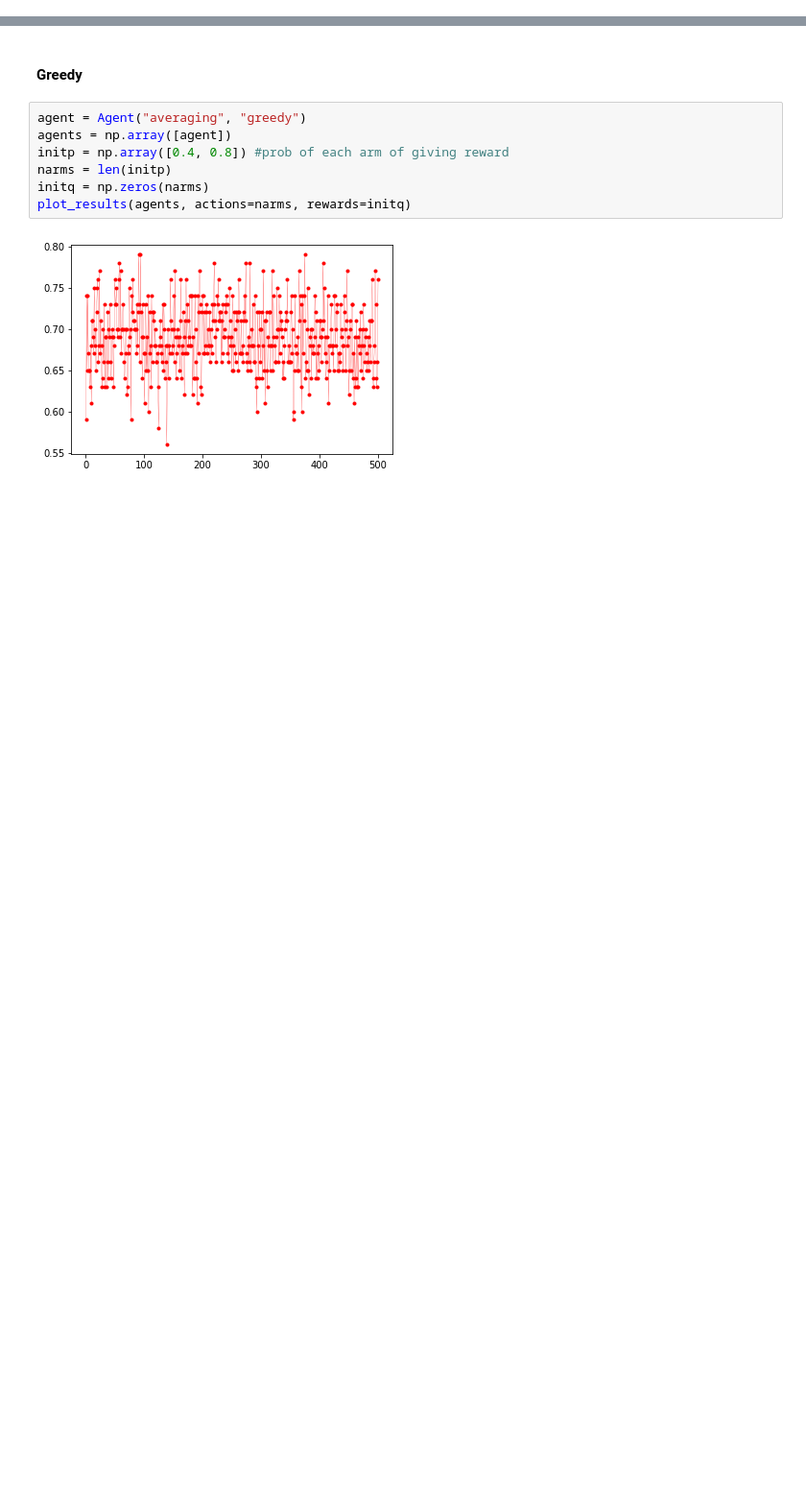
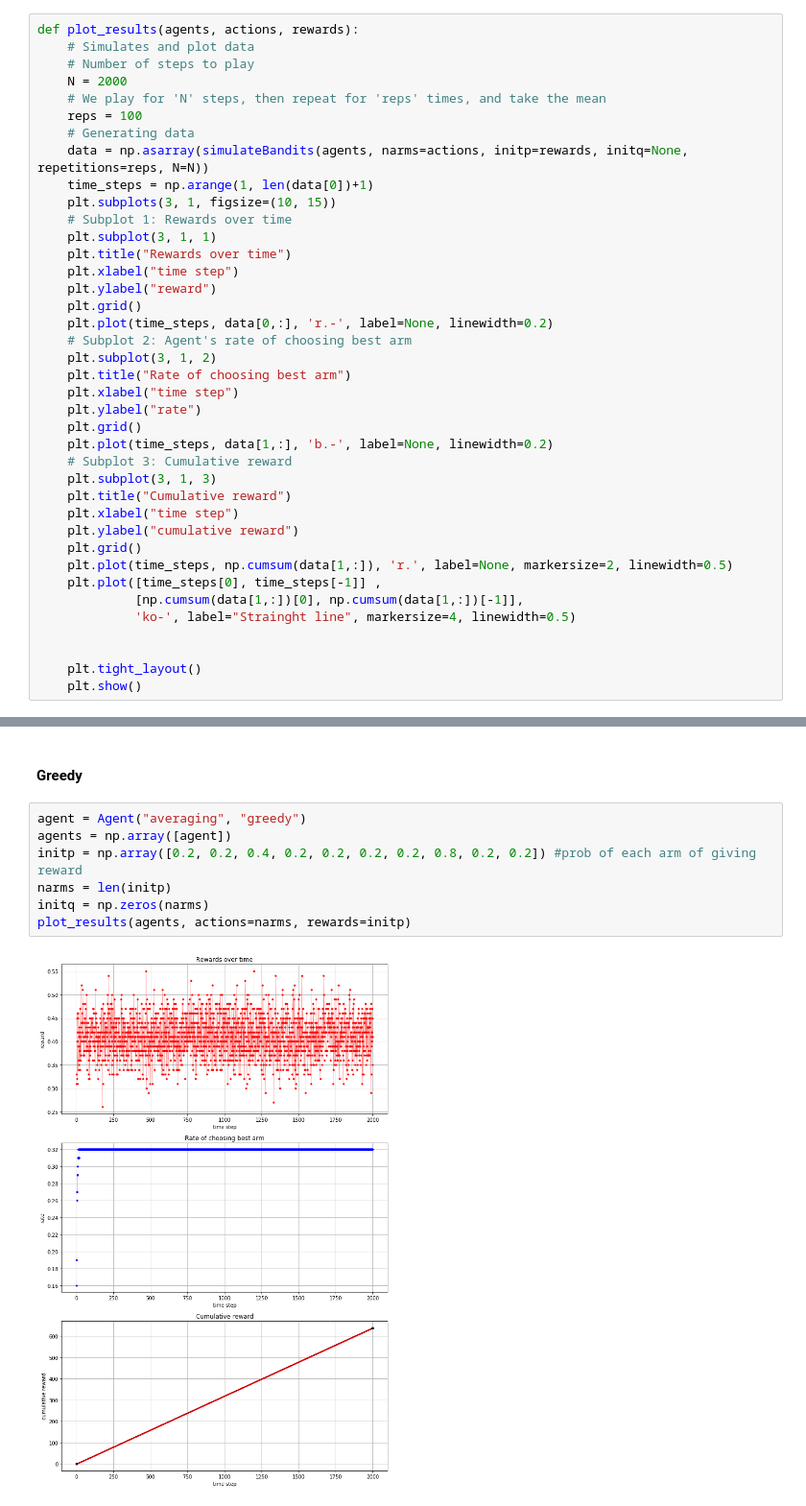
Before and after one commit to LecJackS/Procesos-Markovianos-Para-el-Aprendizaje-Automatico-2019-1C, a Jupyter notebook: tp2/TP2_bandits.ipynb, the cells around one changed output, grey strips where cells are left out. Shown at 96% size. Drawn from its saved outputs; the diff is of its cells as text; blank space fills up the shorter version.

```diff
--- a/tp2/TP2_bandits.ipynb
+++ b/tp2/TP2_bandits.ipynb
@@ -267,3 +191,42 @@ np.argmax([2,2])
+# %%
+def plot_results(agents, actions, rewards):
+    # Simulates and plot data
+    # Number of steps to play
+    N = 2000
+    # We play for 'N' steps, then repeat for 'reps' times, and take the mean
+    reps = 100
+    # Generating data
+    data = np.asarray(simulateBandits(agents, narms=actions, initp=rewards, initq=None, repetitions=reps, N=N))
+    time_steps = np.arange(1, len(data[0])+1)
+    plt.subplots(3, 1, figsize=(10, 15))
+    # Subplot 1: Rewards over time
+    plt.subplot(3, 1, 1)
+    plt.title("Rewards over time")
+    plt.xlabel("time step")
+    plt.ylabel("reward")
+    plt.grid()
+    plt.plot(time_steps, data[0,:], 'r.-', label=None, linewidth=0.2)
+    # Subplot 2: Agent's rate of choosing best arm
+    plt.subplot(3, 1, 2)
+    plt.title("Rate of choosing best arm")
+    plt.xlabel("time step")
+    plt.ylabel("rate")
+    plt.grid()
+    plt.plot(time_steps, data[1,:], 'b.-', label=None, linewidth=0.2)
+    # Subplot 3: Cumulative reward
+    plt.subplot(3, 1, 3)
+    plt.title("Cumulative reward")
+    plt.xlabel("time step")
+    plt.ylabel("cumulative reward")
+    plt.grid()
+    plt.plot(time_steps, np.cumsum(data[1,:]), 'r.', label=None, markersize=2, linewidth=0.5)
+    plt.plot([time_steps[0], time_steps[-1]] ,
+             [np.cumsum(data[1,:])[0], np.cumsum(data[1,:])[-1]],
+             'ko-', label="Strainght line", markersize=4, linewidth=0.5)
+
+
+    plt.tight_layout()
+    plt.show()
 # %% [markdown]
 # Ejercicios:
 
@@ -281,10 +310,10 @@ np.argmax([2,2])
 # %%
 agent = Agent("averaging", "greedy")
 agents = np.array([agent])
-initp = np.array([0.4, 0.8]) #prob of each arm of giving reward
+initp = np.array([0.2, 0.2, 0.4, 0.2, 0.2, 0.2, 0.2, 0.8, 0.2, 0.2]) #prob of each arm of giving reward
 narms = len(initp)
 initq = np.zeros(narms)
-plot_results(agents, actions=narms, rewards=initq)
+plot_results(agents, actions=narms, rewards=initp)
 # %% [output]
-[figure, old version]
+[figure, new version]
 # %% [markdown]
```
Also changed, not shown: parts of 27 cells of this notebook.
